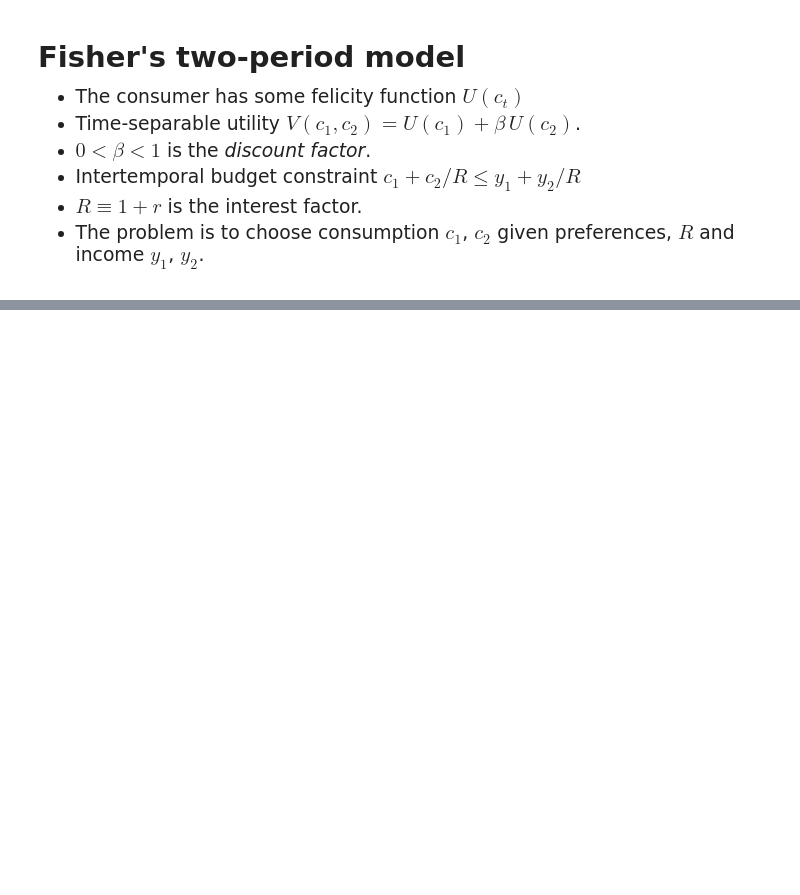
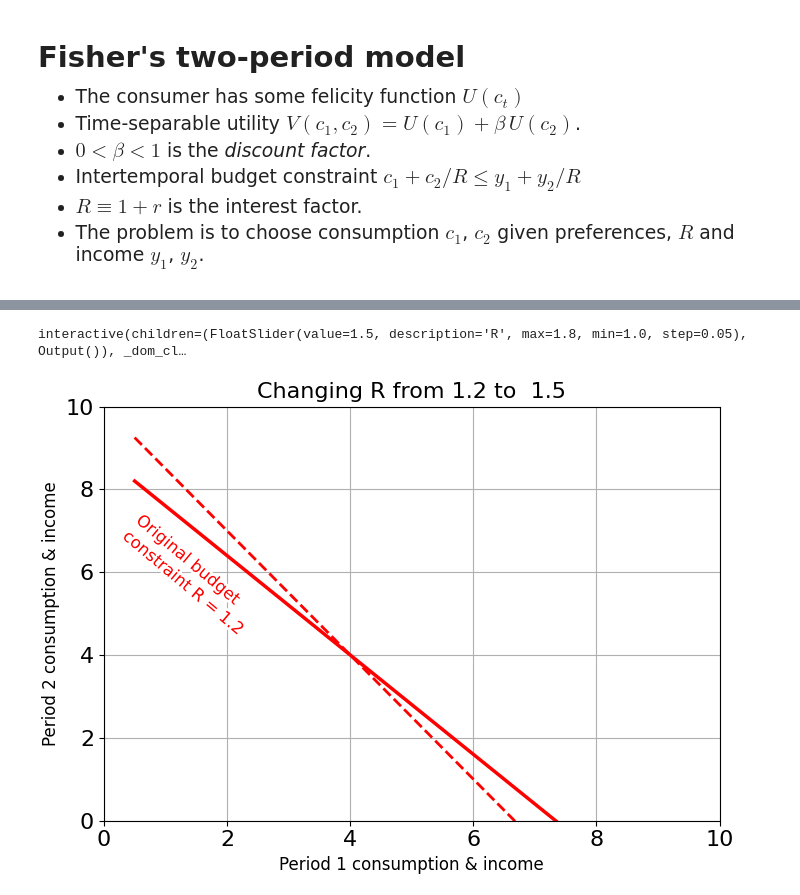
Before and after one commit to jl-2021/my-binder, a Jupyter notebook: intertemporal-choice.ipynb, the cells around one changed output, grey strips where cells are left out. Saved outputs shown, nothing was run; the diff lists cells and outputs as text; code cells hidden in the pictures; blank space fills up the shorter version.

```diff
--- a/intertemporal-choice.ipynb
+++ b/intertemporal-choice.ipynb
@@ -65,0 +162,41 @@ Paul Samuelson (1937): the formal mathematical discounted utility model
+# %%
+"""Show how the interest factor affect the budget line"""
+
+choice0 = IntertemporalChoice()
+
+# Create a contour plot to visualize the indifference curve
+plt.figure(figsize=(7, 5), layout='constrained')
+
+# Plot the budget constraint
+plt.plot(choice0.linspace(), choice0.budget_line(), color='red', linewidth =2.5)
+
+plt.xlim(0, 10)
+plt.ylim(0, 10)
+
+plt.xlabel('Period 1 consumption & income', fontsize=12)
+plt.ylabel('Period 2 consumption & income', fontsize=12)
+plt.title(r"Effects of $\beta$ and R", fontsize=12)
+
+budget_line1, = plt.plot(choice0.linspace(), choice0.budget_line(), color='red',
+                         linewidth =2, linestyle='--')
+
+plt.annotate('Original budget\nconstraint R = 1.2', xy=(5, 3), xytext=(0.25, 4.5),
+               fontsize=12, rotation=-40, color='red',
+            path_effects=[withStroke(linewidth=4, foreground='white')])
+
+plt.grid(True)
+
+def update(R = 1.5):
+    choice0.pars['R'] = R
+
+    budget_line1.set_ydata(choice0.budget_line())
+    plt.title(r"Changing R from 1.2 to  {}".format(np.round(R,2)),
+              fontsize=16)
+    #fig.canvas.layout = Layout(align_items='center', width='50%')
+    #This is not right and pertains only to the widget, not the whole figure?
+    plt.gcf().canvas.draw_idle()
+
+interact(update, R = (1.0,1.8,0.05));
+# %% [output]
+interactive(children=(FloatSlider(value=1.5, description='R', max=1.8, min=1.0, step=0.05), Output()), _dom_cl…
+[figure, added]
```
Also changed, not shown: parts of 23 cells of this notebook.
